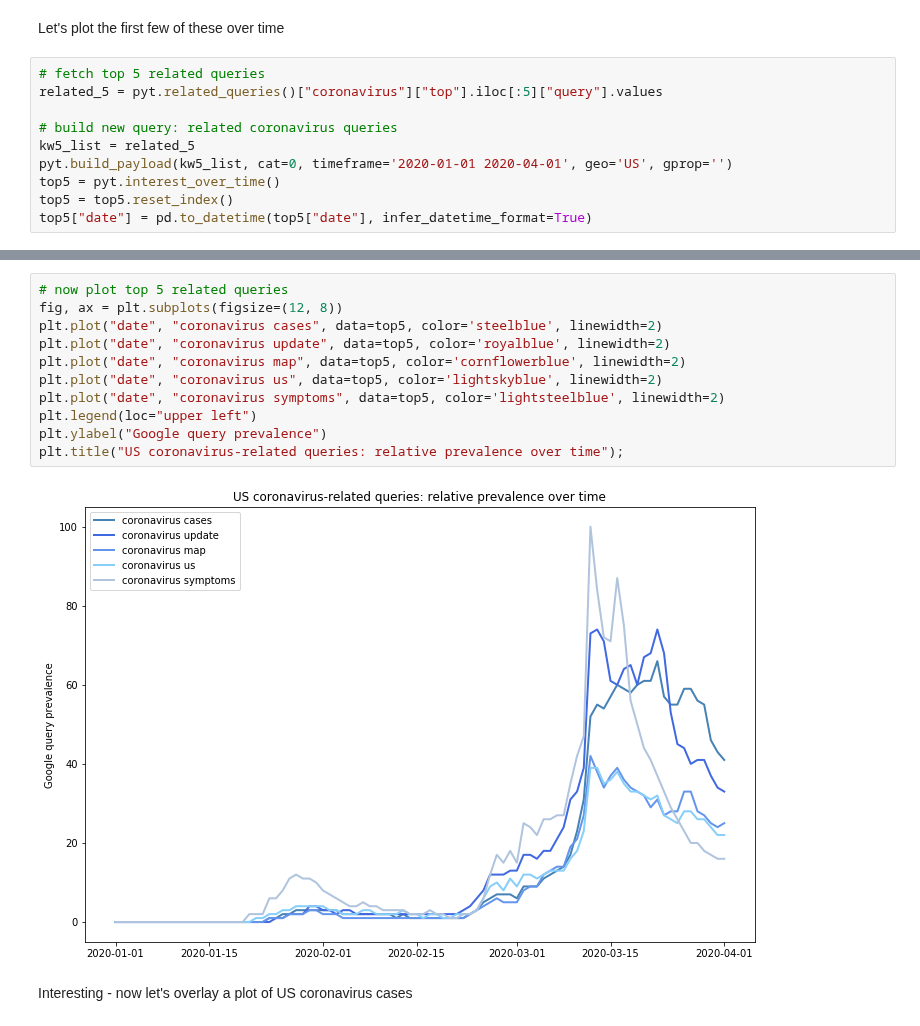
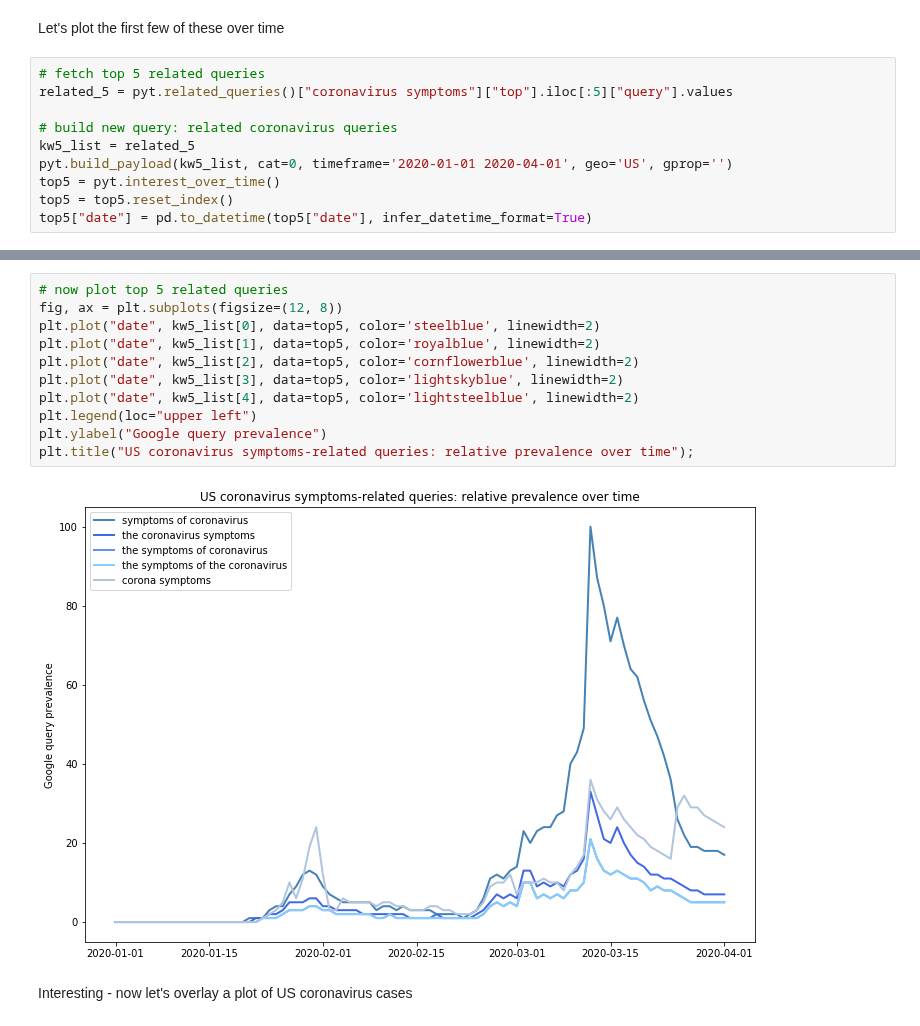
Before and after one commit to spotted-d/RNN_covid19_modeling, a Jupyter notebook: milestone2_eda/milestone2_eda.ipynb, the cells around one changed output, grey strips where cells are left out. Cells and saved outputs as stored; diff of their text form.

```diff
--- a/milestone2_eda/milestone2_eda.ipynb
+++ b/milestone2_eda/milestone2_eda.ipynb
@@ -453,7 +457,7 @@ pyt.related_queries()["coronavirus"]["top"]
 Let's plot the first few of these over time
 # %%
 # fetch top 5 related queries
-related_5 = pyt.related_queries()["coronavirus"]["top"].iloc[:5]["query"].values
+related_5 = pyt.related_queries()["coronavirus symptoms"]["top"].iloc[:5]["query"].values
 
 # build new query: related coronavirus queries
 kw5_list = related_5
@@ -473,16 +477,16 @@ top5.tail()
 # %%
 # now plot top 5 related queries
 fig, ax = plt.subplots(figsize=(12, 8))
-plt.plot("date", "coronavirus cases", data=top5, color='steelblue', linewidth=2)
-plt.plot("date", "coronavirus update", data=top5, color='royalblue', linewidth=2)
-plt.plot("date", "coronavirus map", data=top5, color='cornflowerblue', linewidth=2)
-plt.plot("date", "coronavirus us", data=top5, color='lightskyblue', linewidth=2)
-plt.plot("date", "coronavirus symptoms", data=top5, color='lightsteelblue', linewidth=2)
+plt.plot("date", kw5_list[0], data=top5, color='steelblue', linewidth=2)
+plt.plot("date", kw5_list[1], data=top5, color='royalblue', linewidth=2)
+plt.plot("date", kw5_list[2], data=top5, color='cornflowerblue', linewidth=2)
+plt.plot("date", kw5_list[3], data=top5, color='lightskyblue', linewidth=2)
+plt.plot("date", kw5_list[4], data=top5, color='lightsteelblue', linewidth=2)
 plt.legend(loc="upper left")
 plt.ylabel("Google query prevalence")
-plt.title("US coronavirus-related queries: relative prevalence over time");
+plt.title("US coronavirus symptoms-related queries: relative prevalence over time");
 # %% [output]
-[figure, old version]
+[figure, new version]
 # %% [markdown]
 Interesting - now let's overlay a plot of US coronavirus cases
 # %%
```
Also changed, not shown: parts of 14 cells of this notebook.
